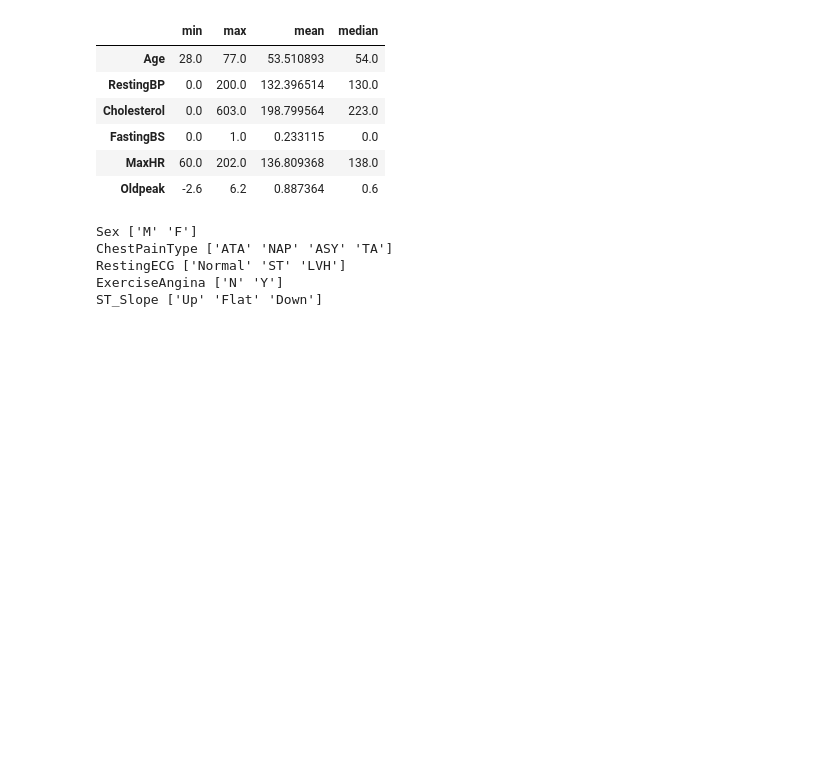
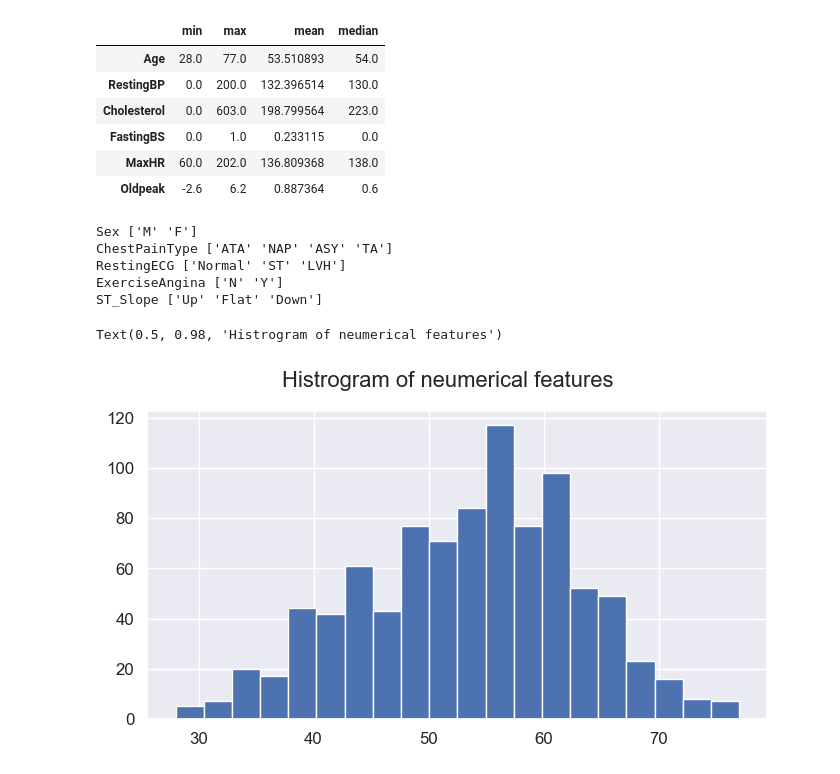
Before and after one commit to shovo896/EDA-of-Heart-Failure-disease, a Jupyter notebook: eda.ipynb, the cells around one changed output. Drawn from its saved outputs; the diff is of its cells as text; code cells hidden in the pictures; blank space fills up the shorter version.

```diff
--- a/eda.ipynb
+++ b/eda.ipynb
@@ -111,3 +111,9 @@ ChestPainType ['ATA' 'NAP' 'ASY' 'TA']
 RestingECG ['Normal' 'ST' 'LVH']
 ExerciseAngina ['N' 'Y']
 ST_Slope ['Up' 'Flat' 'Down']
+# %%
+df["Age"].hist(bins=20,figsize=(8,4))
+plt.suptitle("Histrogram of neumerical features")
+# %% [output]
+Text(0.5, 0.98, 'Histrogram of neumerical features')
+[figure, added]
```
